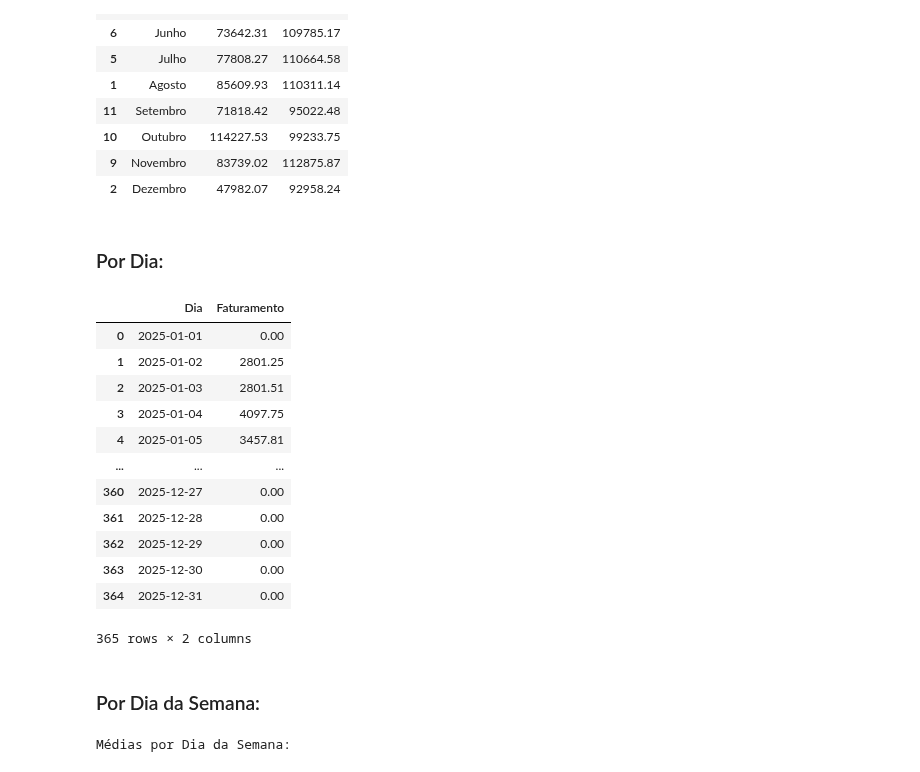
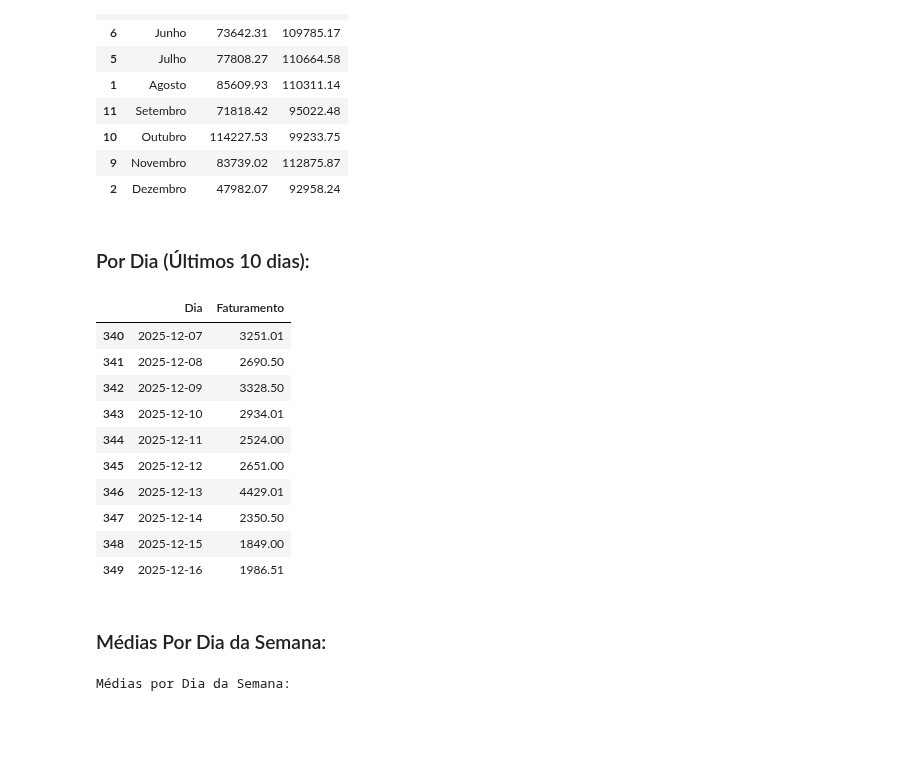
Before and after one commit to alexpereira82log-ui/scada_cafe, a Jupyter notebook: piloto_scada_cafe.ipynb, the cells around one changed output. Saved outputs shown, nothing was run; the diff lists cells and outputs as text; code cells hidden in the pictures; blank space fills up the shorter version.

```diff
--- a/piloto_scada_cafe.ipynb
+++ b/piloto_scada_cafe.ipynb
@@ -106,38 +91,34 @@ display(faturamento_por_mes)
 | 9 | Novembro | 83739.02 | 112875.87 |
 | 2 | Dezembro | 47982.07 | 92958.24 |
 # %% [markdown]
-### Por Dia:
+### Por Dia (Últimos 10 dias):
 # %%
 faturamento_por_dia = faturamento_df.groupby("Dia")["Faturamento"].sum().reset_index() # Gerar o somatório de faturamento por mês
-#groupby("Mes") → agrupa as linhas por cada mês.
-#["Faturamento"].sum() → soma os valores da coluna Faturamento dentro de cada grupo.
-#.reset_index() → reorganiza o resultado em formato de tabela normal.
+faturamento_por_dia = faturamento_por_dia[faturamento_por_dia["Faturamento"] > 0]
 
 # Ordenar os meses de forma correta (crescente):
 faturamento_por_dia["Dia"] = pd.Categorical(
     faturamento_por_dia["Dia"],
     #categories=ordem_meses,
     ordered=True
 )
 faturamento_por_dia = faturamento_por_dia.sort_values("Dia")
 
-display(faturamento_por_dia)
+faturamento_por_dia.tail(10)
 # %% [output]
 |  | Dia | Faturamento |
-| 0 | 2025-01-01 | 0.00 |
-| 1 | 2025-01-02 | 2801.25 |
-| 2 | 2025-01-03 | 2801.51 |
-| 3 | 2025-01-04 | 4097.75 |
-| 4 | 2025-01-05 | 3457.81 |
-| ... | ... | ... |
-| 360 | 2025-12-27 | 0.00 |
-| 361 | 2025-12-28 | 0.00 |
-| 362 | 2025-12-29 | 0.00 |
-| 363 | 2025-12-30 | 0.00 |
-| 364 | 2025-12-31 | 0.00 |
+| 340 | 2025-12-07 | 3251.01 |
+| 341 | 2025-12-08 | 2690.50 |
+| 342 | 2025-12-09 | 3328.50 |
+| 343 | 2025-12-10 | 2934.01 |
+| 344 | 2025-12-11 | 2524.00 |
+| 345 | 2025-12-12 | 2651.00 |
+| 346 | 2025-12-13 | 4429.01 |
+| 347 | 2025-12-14 | 2350.50 |
+| 348 | 2025-12-15 | 1849.00 |
+| 349 | 2025-12-16 | 1986.51 |
-365 rows × 2 columns
 # %% [markdown]
-### Por Dia da Semana:
+### Médias Por Dia da Semana:
 # %%
 faturamento_dia_semana = faturamento_df.groupby("Dia semana")[["Faturamento", "Ticket Médio", "Cupons por Dia"]].mean().round(0).reset_index()
 ordem_dias_semana = ["segunda-feira", "terça-feira", "quarta-feira", "quinta-feira", "sexta-feira", "sábado", "domingo"]
```
Also changed, not shown: parts of 12 cells of this notebook, 3 other files.
